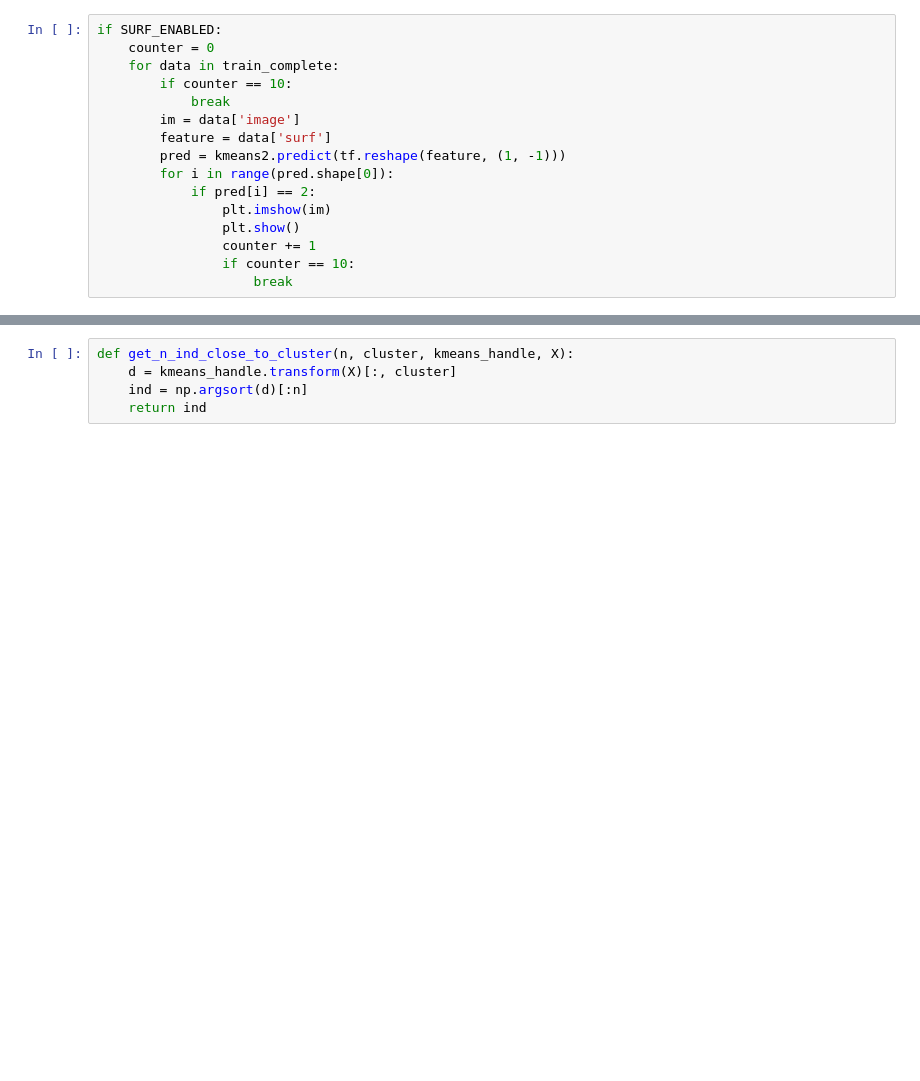
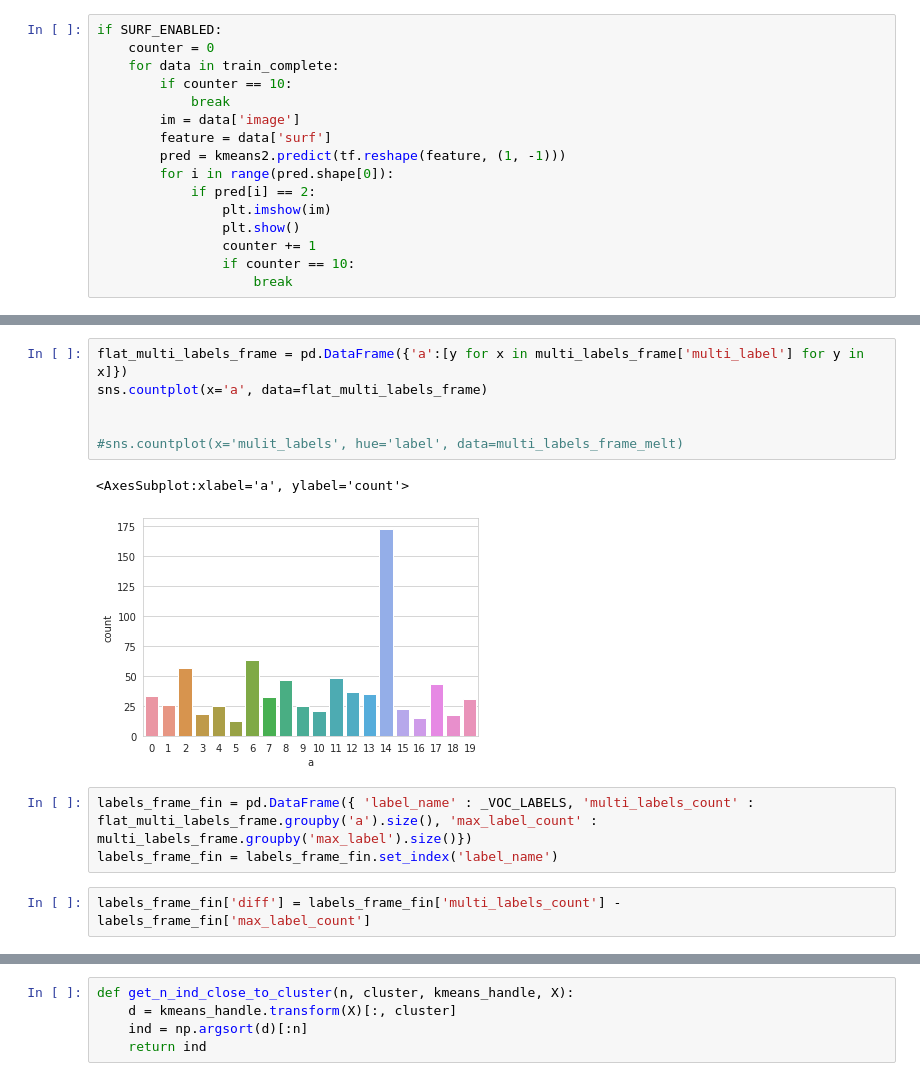
Before and after one commit to OlliPaul/ATiML_Project, a Jupyter notebook: Notebooks/evaluation number of constraints.ipynb, the cells around one changed output, grey strips where cells are left out. Drawn from its saved outputs; the diff is of its cells as text; blank space fills up the shorter version.

```diff
--- a/Notebooks/evaluation number of constraints.ipynb
+++ b/Notebooks/evaluation number of constraints.ipynb
@@ -1287,0 +1289,14 @@ Name: used_features, dtype: object
+# %%
+flat_multi_labels_frame = pd.DataFrame({'a':[y for x in multi_labels_frame['multi_label'] for y in x]})
+sns.countplot(x='a', data=flat_multi_labels_frame)
+
+
+#sns.countplot(x='mulit_labels', hue='label', data=multi_labels_frame_melt)
+# %% [output]
+<AxesSubplot:xlabel='a', ylabel='count'>
+[figure, added]
+# %%
+labels_frame_fin = pd.DataFrame({ 'label_name' : _VOC_LABELS, 'multi_labels_count' : flat_multi_labels_frame.groupby('a').size(), 'max_label_count' : multi_labels_frame.groupby('max_label').size()})
+labels_frame_fin = labels_frame_fin.set_index('label_name')
+# %%
+labels_frame_fin['diff'] = labels_frame_fin['multi_labels_count'] - labels_frame_fin['max_label_count']
```
Also changed, not shown: parts of 17 cells of this notebook.
